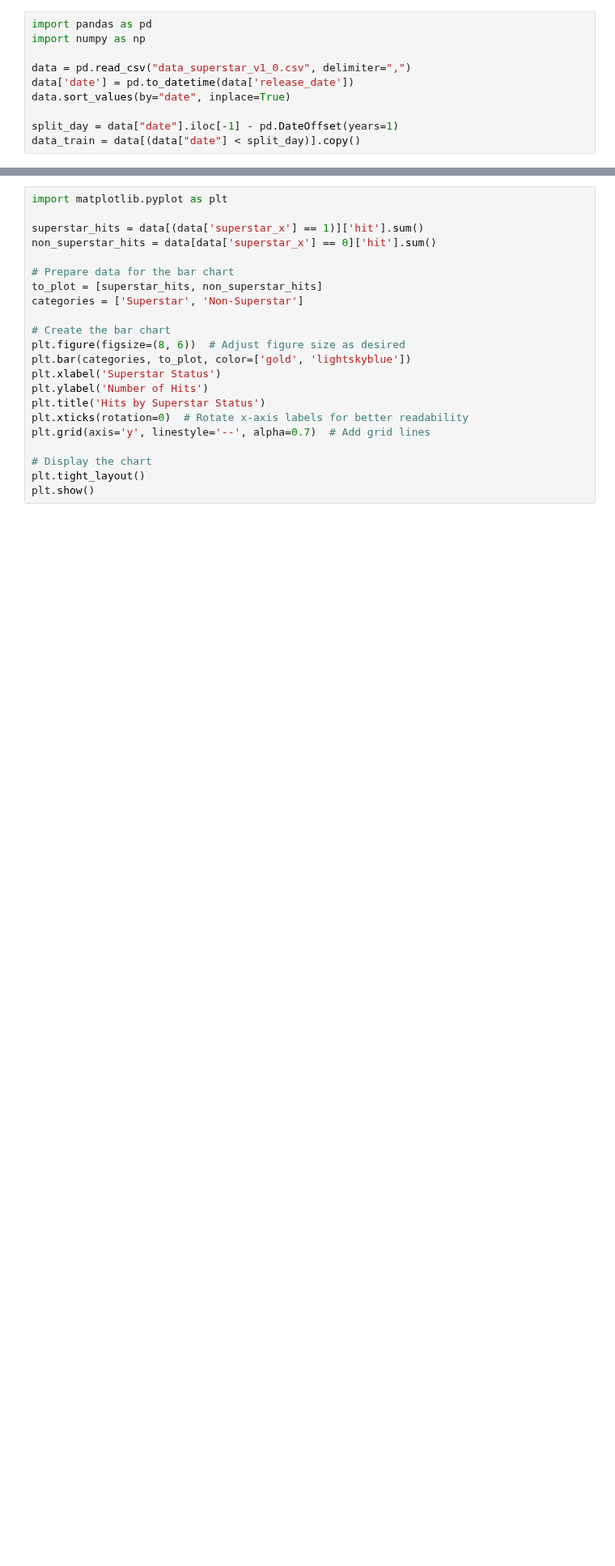
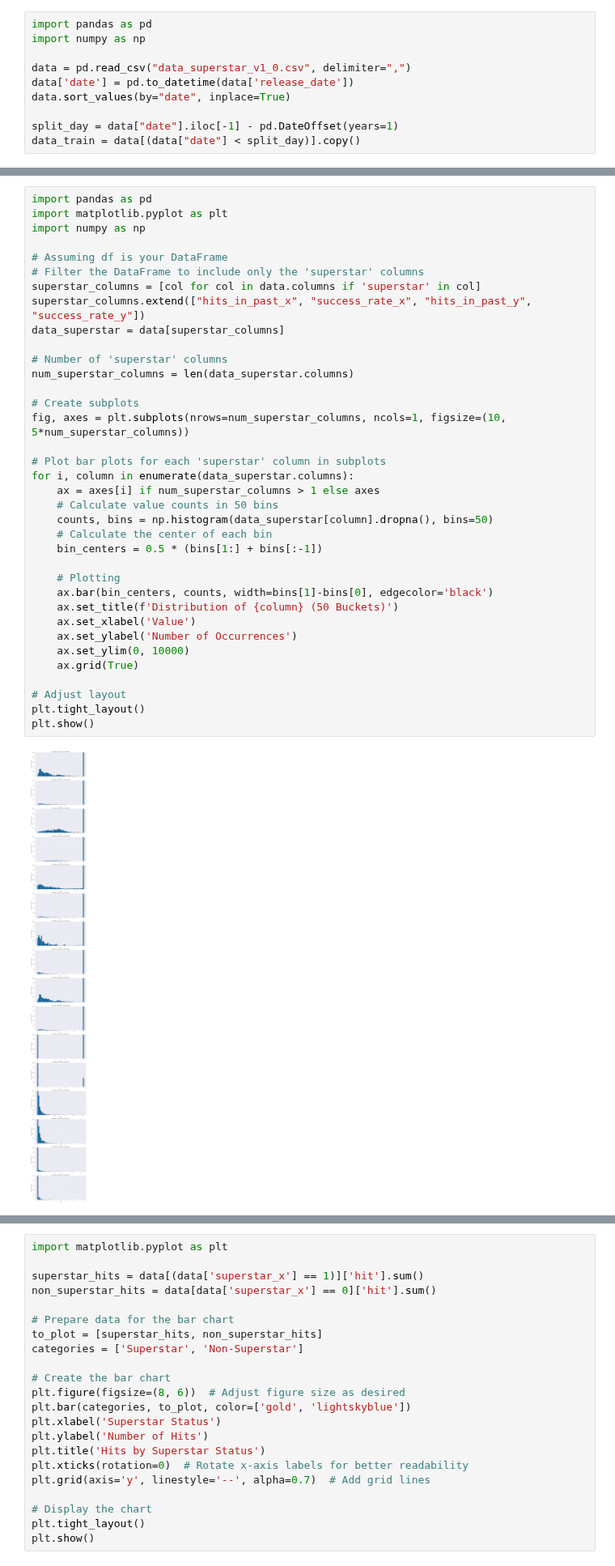
Before and after one commit to l4vd/Ba_first_tries, a Jupyter notebook: models/Original_MLP/Network_Analysis.ipynb, the cells around one changed output, grey strips where cells are left out. Shown at 81% size. Saved outputs shown, nothing was run; the diff lists cells and outputs as text; blank space fills up the shorter version.

```diff
--- a/models/Original_MLP/Network_Analysis.ipynb
+++ b/models/Original_MLP/Network_Analysis.ipynb
@@ -32,0 +91,38 @@ plt.show()          #this and boxplot to check which sup var is best
+# %%
+import pandas as pd
+import matplotlib.pyplot as plt
+import numpy as np
+
+# Assuming df is your DataFrame
+# Filter the DataFrame to include only the 'superstar' columns
+superstar_columns = [col for col in data.columns if 'superstar' in col]
+superstar_columns.extend(["hits_in_past_x", "success_rate_x", "hits_in_past_y", "success_rate_y"])
+data_superstar = data[superstar_columns]
+
+# Number of 'superstar' columns
+num_superstar_columns = len(data_superstar.columns)
+
+# Create subplots
+fig, axes = plt.subplots(nrows=num_superstar_columns, ncols=1, figsize=(10, 5*num_superstar_columns))
+
+# Plot bar plots for each 'superstar' column in subplots
+for i, column in enumerate(data_superstar.columns):
+    ax = axes[i] if num_superstar_columns > 1 else axes
+    # Calculate value counts in 50 bins
+    counts, bins = np.histogram(data_superstar[column].dropna(), bins=50)
+    # Calculate the center of each bin
+    bin_centers = 0.5 * (bins[1:] + bins[:-1])
+
+    # Plotting
+    ax.bar(bin_centers, counts, width=bins[1]-bins[0], edgecolor='black')
+    ax.set_title(f'Distribution of {column} (50 Buckets)')
+    ax.set_xlabel('Value')
+    ax.set_ylabel('Number of Occurrences')
+    ax.set_ylim(0, 10000)
+    ax.grid(True)
+
+# Adjust layout
+plt.tight_layout()
+plt.show()
+# %% [output]
+[figure, added]
```
Also changed, not shown: parts of 7 cells of this notebook.
